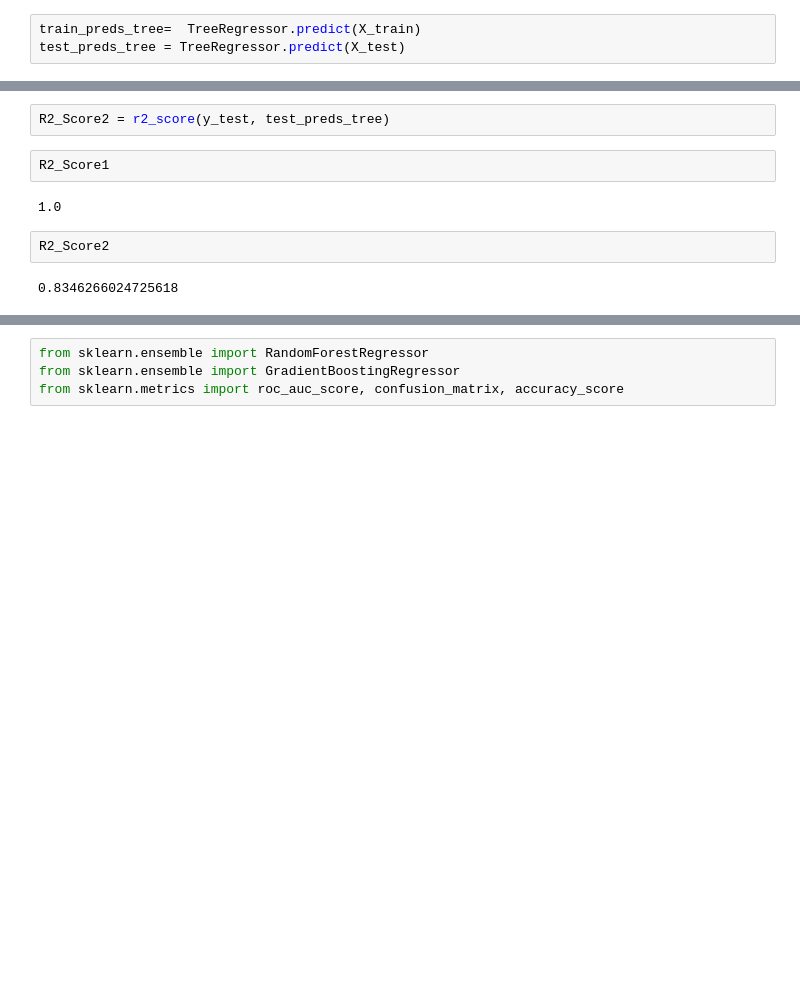
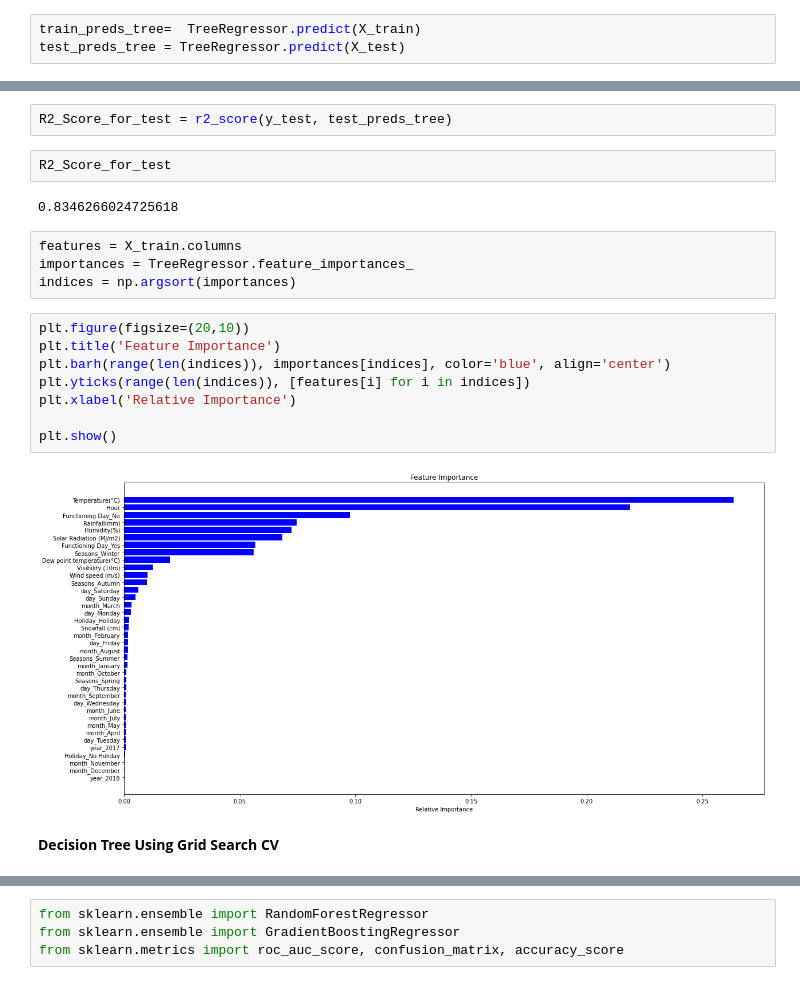
Before and after one commit to saurabhshinkar/Bike-Sharing-Demand-Prediction, a Jupyter notebook: Bike_Sharing_Demand_Prediction_Capstone_Project.ipynb, the cells around one changed output, grey strips where cells are left out. Saved outputs shown, nothing was run; the diff lists cells and outputs as text; blank space fills up the shorter version.

```diff
--- a/Bike_Sharing_Demand_Prediction_Capstone_Project.ipynb
+++ b/Bike_Sharing_Demand_Prediction_Capstone_Project.ipynb
@@ -512,10 +464,22 @@ R2_Score1 = r2_score(y_train, train_preds_tree)
 # %%
-R2_Score2 = r2_score(y_test, test_preds_tree)
+R2_Score_for_test = r2_score(y_test, test_preds_tree)
-# %%
-R2_Score1
-# %% [output]
-1.0
-# %%
-R2_Score2
-# %% [output]
-0.8346266024725618
+# %%
+R2_Score_for_test
+# %% [output]
+0.8346266024725618
+# %%
+features = X_train.columns
+importances = TreeRegressor.feature_importances_
+indices = np.argsort(importances)
+# %%
+plt.figure(figsize=(20,10))
+plt.title('Feature Importance')
+plt.barh(range(len(indices)), importances[indices], color='blue', align='center')
+plt.yticks(range(len(indices)), [features[i] for i in indices])
+plt.xlabel('Relative Importance')
+
+plt.show()
+# %% [output]
+[figure, added]
+# %% [markdown]
+**Decision Tree Using Grid Search CV**
```
Also changed, not shown: parts of 61 cells of this notebook.
